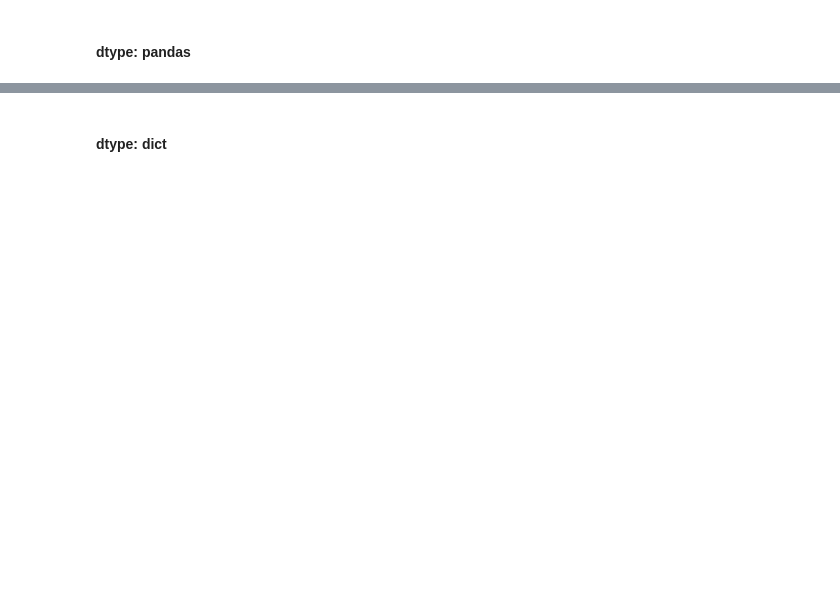
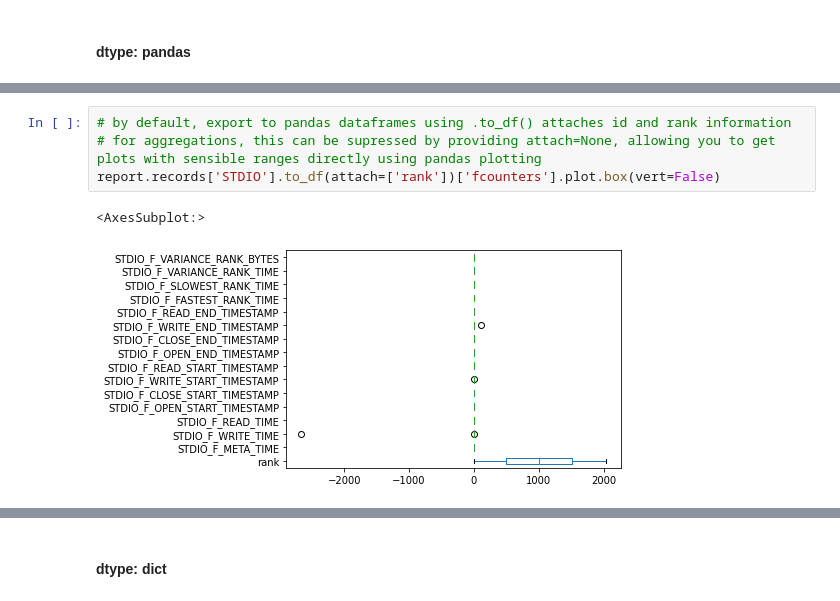
Before and after one commit to darshan-hpc/darshan, a Jupyter notebook: darshan-util/pydarshan/examples/01_darshan-introduction.ipynb, the cells around one changed output, grey strips where cells are left out. Drawn from its saved outputs; the diff is of its cells as text; blank space fills up the shorter version.

```diff
--- a/darshan-util/pydarshan/examples/01_darshan-introduction.ipynb
+++ b/darshan-util/pydarshan/examples/01_darshan-introduction.ipynb
@@ -121,0 +120,7 @@ rank -1
+# %%
+# by default, export to pandas dataframes using .to_df() attaches id and rank information
+# for aggregations, this can be supressed by providing attach=None, allowing you to get plots with sensible ranges directly using pandas plotting
+report.records['STDIO'].to_df(attach=['rank'])['fcounters'].plot.box(vert=False)
+# %% [output]
+<AxesSubplot:>
+[figure, added]
```
Also changed, not shown: parts of 32 cells of this notebook, 15 other files.
